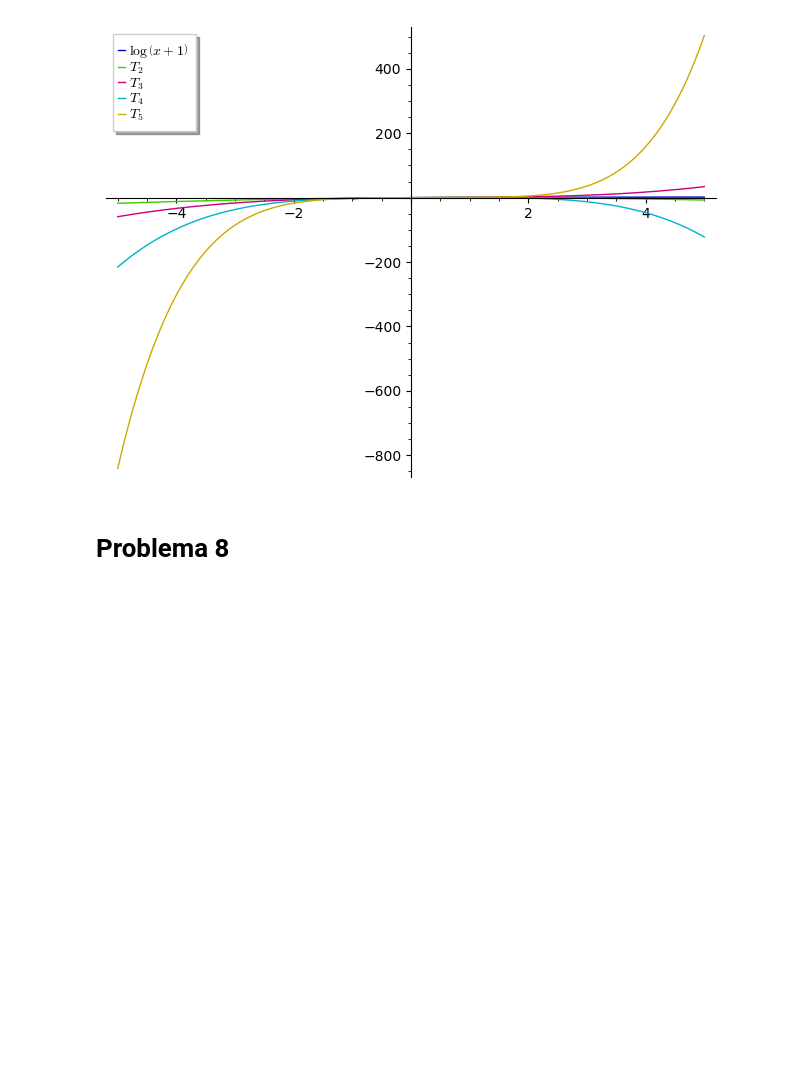
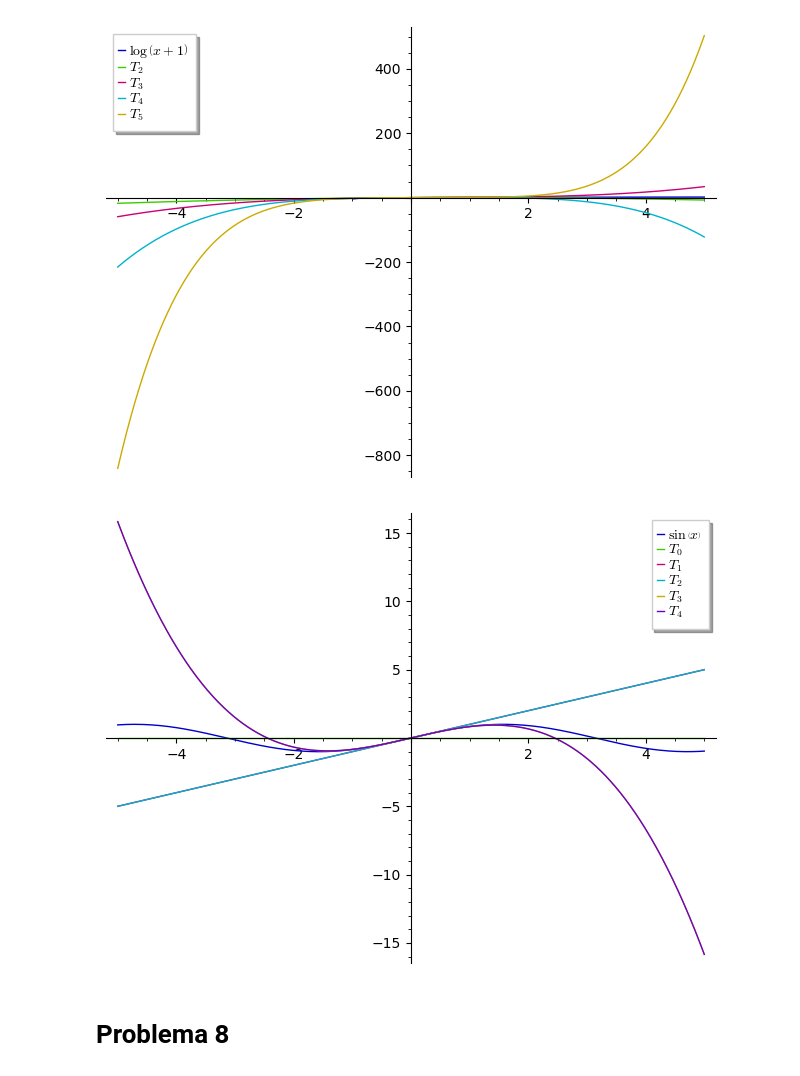
Before and after one commit to CyborgSquirrel/scoala, a Jupyter notebook: cn/01_tema.ipynb, the cells around one changed output. Saved outputs shown, nothing was run; the diff lists cells and outputs as text; code cells hidden in the pictures; blank space fills up the shorter version.

```diff
--- a/cn/01_tema.ipynb
+++ b/cn/01_tema.ipynb
@@ -154,3 +162,17 @@ verbose 0 (3897: plot.py, generate_plot_points) Last error message: 'Unable to c
+# %%
+# sin(x)
+x = var("x")
+f = sin(x)
+indices = list(range(5))
+p = plot(
+    [f] + [taylor(f, x, 0, i) for i in indices],
+    xmin=-5, xmax=5,
+    # xmin=-1, xmax=1,
+    legend_label=[f"${latex(f)}$"] + [f"$T_{i}$" for i in indices],
+)
+p.show()
+# %% [output]
+[figure, added]
 # %% [markdown]
 # Problema 8
 # %% [markdown]
```
Also changed, not shown: parts of 5 cells of this notebook, 31 other files.
